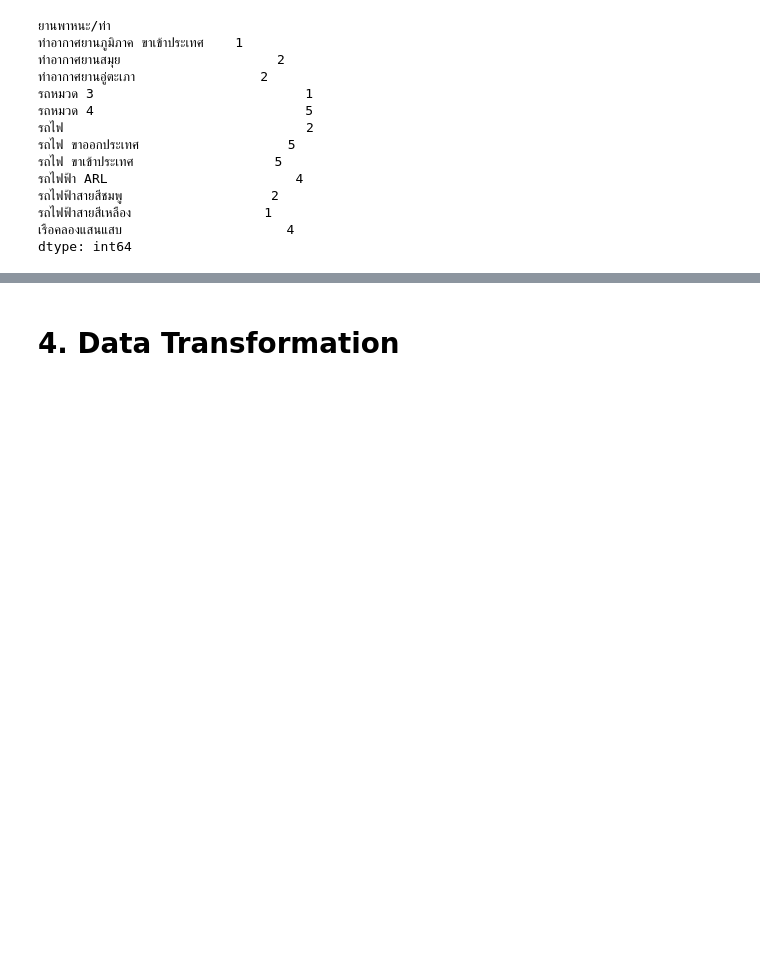
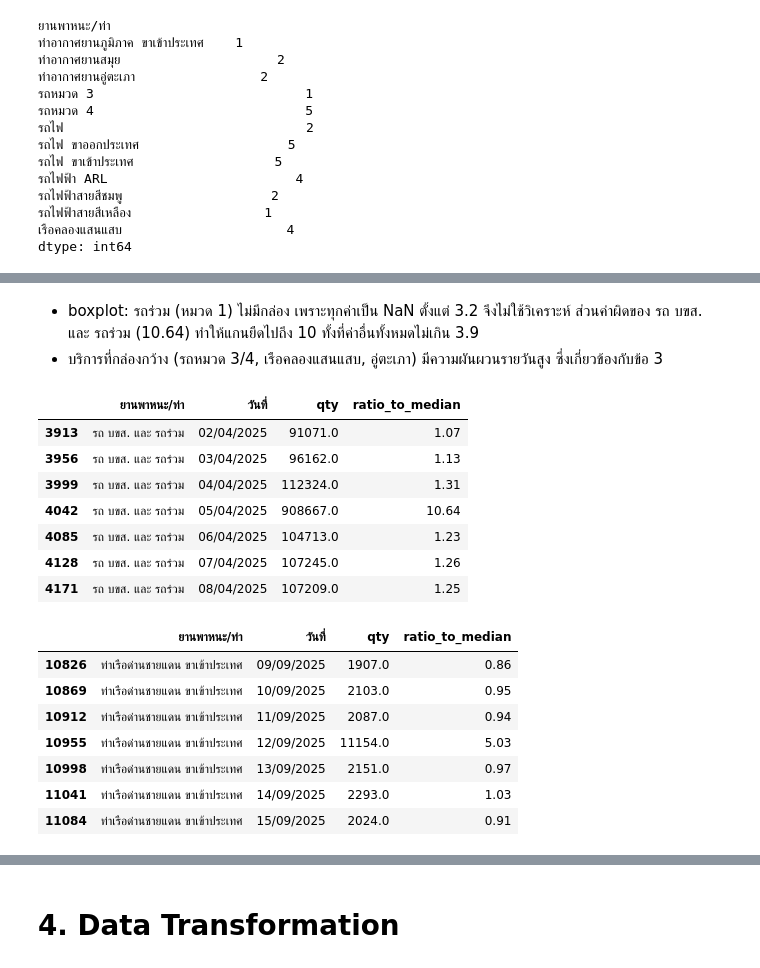
Before and after one commit to teeranai-teer/AIE314-Loading-Brain...-1percent, a Jupyter notebook: notebooks/01_Data_Preparation.ipynb, the cells around one changed output, grey strips where cells are left out. Cells and saved outputs as stored; diff of their text form; code cells hidden in the pictures; blank space fills up the shorter version.

```diff
--- a/notebooks/01_Data_Preparation.ipynb
+++ b/notebooks/01_Data_Preparation.ipynb
@@ -585,0 +667,27 @@ dtype: int64
+# %% [markdown]
+- boxplot: รถร่วม (หมวด 1) ไม่มีกล่อง เพราะทุกค่าเป็น NaN ตั้งแต่ 3.2 จึงไม่ใช้วิเคราะห์ ส่วนค่าผิดของ รถ บขส. และ รถร่วม (10.64) ทำให้แกนยืดไปถึง 10 ทั้งที่ค่าอื่นทั้งหมดไม่เกิน 3.9
+- บริการที่กล่องกว้าง (รถหมวด 3/4, เรือคลองแสนแสบ, อู่ตะเภา) มีความผันผวนรายวันสูง ซึ่งเกี่ยวข้องกับข้อ 3
+# %%
+check_days = [("รถ บขส. และ รถร่วม", "2025-04-02", "2025-04-08"),
+              ("ท่าเรือด่านชายแดน ขาเข้าประเทศ", "2025-09-09", "2025-09-15")]
+
+for name, start, end in check_days:
+    near = (service == name) & (df["date"] >= start) & (df["date"] <= end)
+    display(df.loc[near, ["ยานพาหนะ/ท่า", "วันที่", "qty", "ratio_to_median"]].round(2))
+# %% [output]
+|  | ยานพาหนะ/ท่า | วันที่ | qty | ratio_to_median |
+| 3913 | รถ บขส. และ รถร่วม | 02/04/2025 | 91071.0 | 1.07 |
+| 3956 | รถ บขส. และ รถร่วม | 03/04/2025 | 96162.0 | 1.13 |
+| 3999 | รถ บขส. และ รถร่วม | 04/04/2025 | 112324.0 | 1.31 |
+| 4042 | รถ บขส. และ รถร่วม | 05/04/2025 | 908667.0 | 10.64 |
+| 4085 | รถ บขส. และ รถร่วม | 06/04/2025 | 104713.0 | 1.23 |
+| 4128 | รถ บขส. และ รถร่วม | 07/04/2025 | 107245.0 | 1.26 |
+| 4171 | รถ บขส. และ รถร่วม | 08/04/2025 | 107209.0 | 1.25 |
+|  | ยานพาหนะ/ท่า | วันที่ | qty | ratio_to_median |
+| 10826 | ท่าเรือด่านชายแดน ขาเข้าประเทศ | 09/09/2025 | 1907.0 | 0.86 |
+| 10869 | ท่าเรือด่านชายแดน ขาเข้าประเทศ | 10/09/2025 | 2103.0 | 0.95 |
+| 10912 | ท่าเรือด่านชายแดน ขาเข้าประเทศ | 11/09/2025 | 2087.0 | 0.94 |
+| 10955 | ท่าเรือด่านชายแดน ขาเข้าประเทศ | 12/09/2025 | 11154.0 | 5.03 |
+| 10998 | ท่าเรือด่านชายแดน ขาเข้าประเทศ | 13/09/2025 | 2151.0 | 0.97 |
+| 11041 | ท่าเรือด่านชายแดน ขาเข้าประเทศ | 14/09/2025 | 2293.0 | 1.03 |
+| 11084 | ท่าเรือด่านชายแดน ขาเข้าประเทศ | 15/09/2025 | 2024.0 | 0.91 |
```
Also changed, not shown: parts of 13 cells of this notebook.
